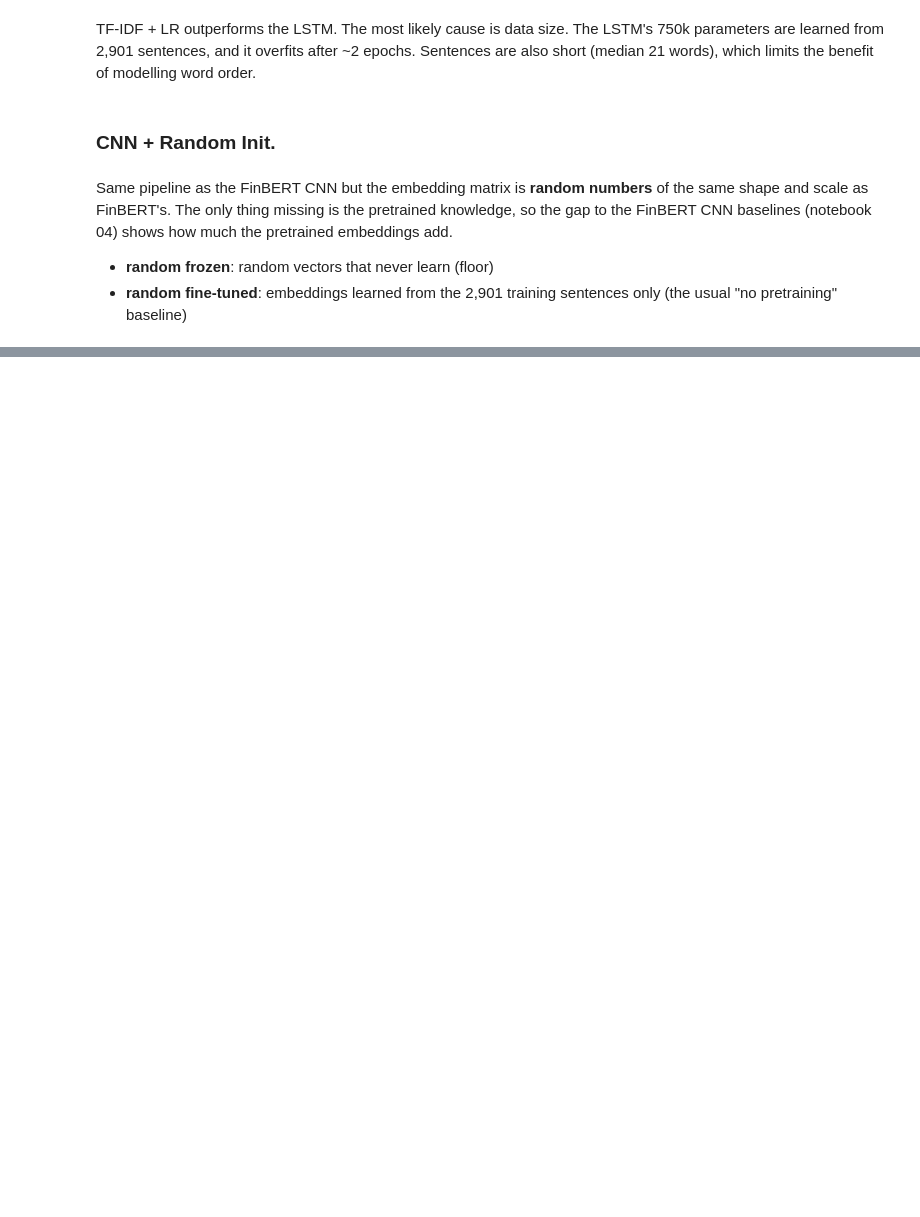
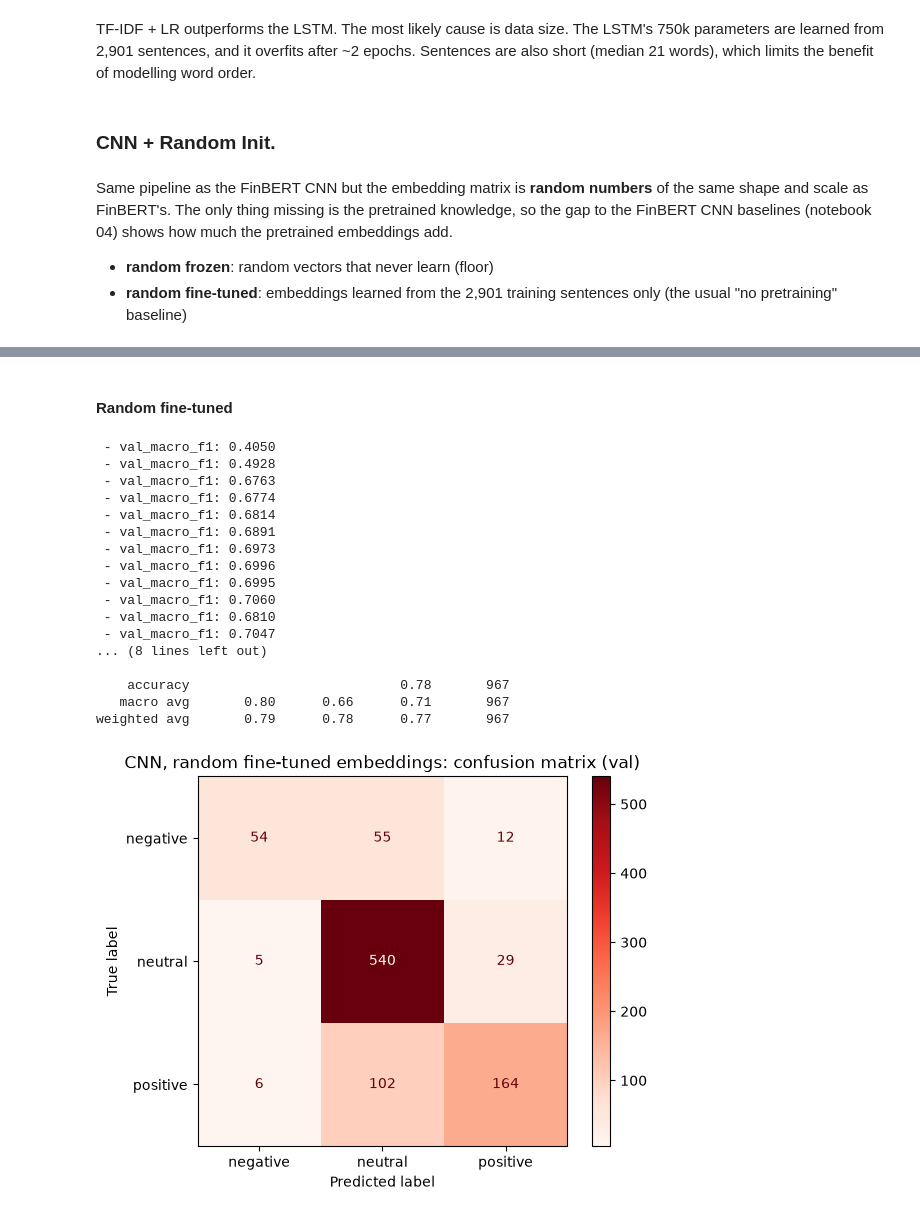
Before and after one commit to sinuhajii02/nlp-financial-phrasebank, a Jupyter notebook: notebook/01_baseline_reference.ipynb, the cells around one changed output, grey strips where cells are left out. Drawn from its saved outputs; the diff is of its cells as text; code cells hidden in the pictures; blank space fills up the shorter version.

Commit message:
Added all figures + setup 02_cnn_hard_sets

```diff
--- a/notebook/01_baseline_reference.ipynb
+++ b/notebook/01_baseline_reference.ipynb
@@ -288,15 +287,3 @@ cls.predictions.bias                       | UNEXPECTED |  |
 Notes:
 - UNEXPECTED:   can be ignored when loading from different task/architecture; not ok if you expect identical arch.
 (2901, 64) (30873, 768) val hard: 97
-# %%
-cnn_probs = {}
-for trainable, name in [(False, "random_frozen"), (True, "random_finetuned")]:
-    keras.utils.set_random_seed(BASELINE_SEED)
-    cnn = train_baseline(random_matrix, X_train_wp, y_train, X_val_wp, y_val, trainable=trainable, verbose=0)
-    cnn_probs[name] = cnn.predict(X_val_wp, batch_size=32, verbose=0)
-    pred_cnn = cnn_probs[name].argmax(axis=1)
-    print(name, "| accuracy:", accuracy_score(y_val, pred_cnn), "| macro F1:", f1_score(y_val, pred_cnn, average="macro"))
-    print(classification_report(y_val, pred_cnn, target_names=LABELS))
-    disp = ConfusionMatrixDisplay.from_predictions(y_val, pred_cnn, display_labels=LABELS, cmap="Reds")
-    disp.ax_.set_title(f"CNN, {name.replace('_', ' ')} embeddings: confusion matrix (val)")
-    plt.show()
@@ -339,0 +292,15 @@ weighted avg       0.79      0.78      0.77       967
+# %%
+cnn_probs = {}
+
+keras.utils.set_random_seed(BASELINE_SEED)
+cnn_frozen = train_baseline(random_matrix, X_train_wp, y_train, X_val_wp, y_val, trainable=False, verbose=0)
+cnn_probs["random_frozen"] = cnn_frozen.predict(X_val_wp, batch_size=32, verbose=0)
+
+pred = cnn_probs["random_frozen"].argmax(axis=1)
+print("accuracy:", accuracy_score(y_val, pred))
+print("macro F1:", f1_score(y_val, pred, average="macro"))
+print(classification_report(y_val, pred, target_names=LABELS))
+disp = ConfusionMatrixDisplay.from_predictions(y_val, pred, display_labels=LABELS, cmap="Reds")
+disp.ax_.set_title("CNN, random frozen embeddings: confusion matrix (val)")
+plt.savefig("../results/figures/baseline_cnn_random_frozen_cm.png", dpi=150)
+plt.show()
@@ -340,3 +326,37 @@ weighted avg       0.79      0.78      0.77       967
+# %% [markdown]
+#### Random fine-tuned
+# %%
+keras.utils.set_random_seed(BASELINE_SEED)
+cnn_finetuned = train_baseline(random_matrix, X_train_wp, y_train, X_val_wp, y_val, trainable=True, verbose=0)
+cnn_probs["random_finetuned"] = cnn_finetuned.predict(X_val_wp, batch_size=32, verbose=0)
+
+pred = cnn_probs["random_finetuned"].argmax(axis=1)
+print("accuracy:", accuracy_score(y_val, pred))
+print("macro F1:", f1_score(y_val, pred, average="macro"))
+print(classification_report(y_val, pred, target_names=LABELS))
+disp = ConfusionMatrixDisplay.from_predictions(y_val, pred, display_labels=LABELS, cmap="Reds")
+disp.ax_.set_title("CNN, random fine-tuned embeddings: confusion matrix (val)")
+plt.savefig("../results/figures/baseline_cnn_random_finetuned_cm.png", dpi=150)
+plt.show()
+# %% [output]
+ - val_macro_f1: 0.4050
+ - val_macro_f1: 0.4928
+ - val_macro_f1: 0.6763
+ - val_macro_f1: 0.6774
+ - val_macro_f1: 0.6814
+ - val_macro_f1: 0.6891
+ - val_macro_f1: 0.6973
+ - val_macro_f1: 0.6996
+ - val_macro_f1: 0.6995
+ - val_macro_f1: 0.7060
+ - val_macro_f1: 0.6810
+ - val_macro_f1: 0.7047
+... (8 lines left out)
+
+    accuracy                           0.78       967
+   macro avg       0.80      0.66      0.71       967
+weighted avg       0.79      0.78      0.77       967
+[figure, added]
 # %%
 cnn_scores = {name: score_predictions(y_val, probs, val_hard_idx) for name, probs in cnn_probs.items()}
 update_metrics_csv("../results/metrics.csv", to_metrics_rows(pd.DataFrame(cnn_scores).T.rename_axis("embedding_config"), "baseline"))
```
Also changed, not shown: parts of 13 cells of this notebook, 12 other files.
